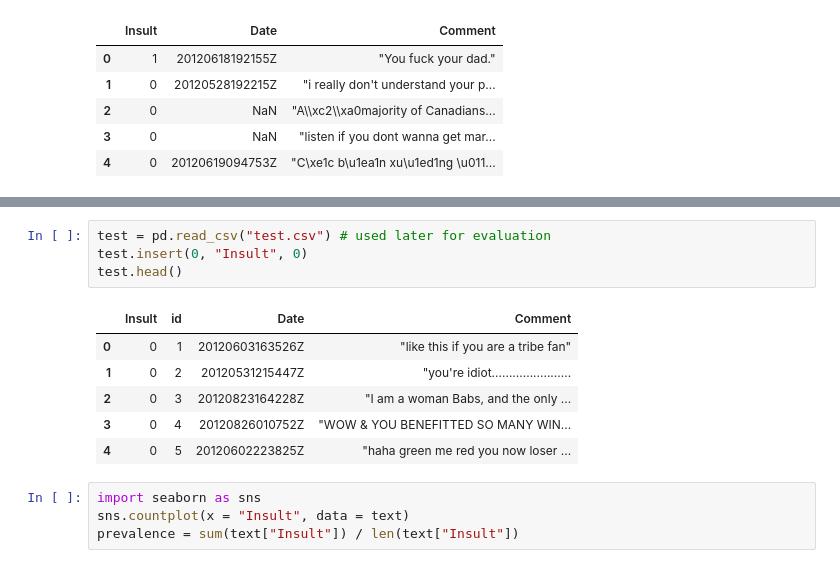
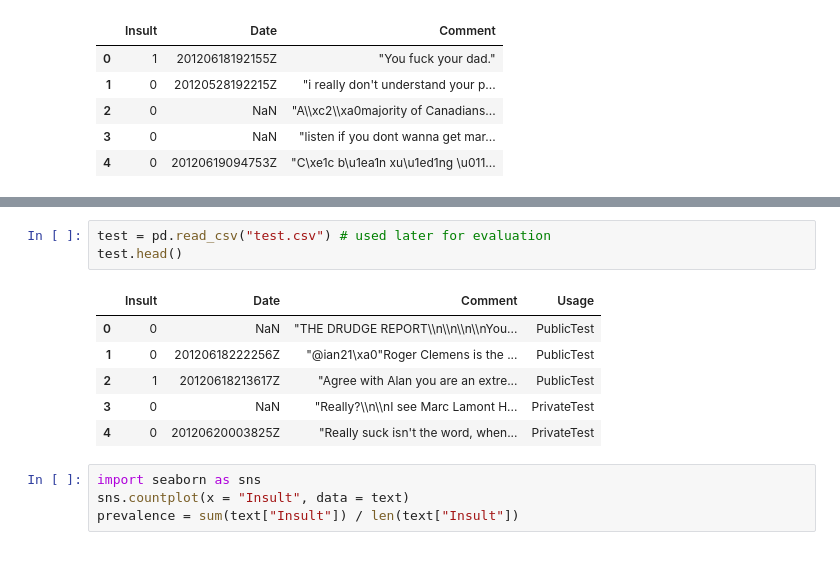
Before and after one commit to HeeJeongOh/metaverse_patrol, a Jupyter notebook: model/model.ipynb, the cells around one changed output, grey strips where cells are left out. Drawn from its saved outputs; the diff is of its cells as text.

```diff
--- a/model/model.ipynb
+++ b/model/model.ipynb
@@ -15,14 +29,13 @@ text.head()
 # %%
 test = pd.read_csv("test.csv") # used later for evaluation
-test.insert(0, "Insult", 0)
 test.head()
 # %% [output]
-|  | Insult | id | Date | Comment |
-| 0 | 0 | 1 | 20120603163526Z | "like this if you are a tribe fan" |
-| 1 | 0 | 2 | 20120531215447Z | "you're idiot....................... |
-| 2 | 0 | 3 | 20120823164228Z | "I am a woman Babs, and the only ... |
-| 3 | 0 | 4 | 20120826010752Z | "WOW & YOU BENEFITTED SO MANY WIN... |
-| 4 | 0 | 5 | 20120602223825Z | "haha green me red you now loser ... |
+|  | Insult | Date | Comment | Usage |
+| 0 | 0 | NaN | "THE DRUDGE REPORT\\n\\n\\n\\nYou... | PublicTest |
+| 1 | 0 | 20120618222256Z | "@ian21\xa0"Roger Clemens is the ... | PublicTest |
+| 2 | 1 | 20120618213617Z | "Agree with Alan you are an extre... | PublicTest |
+| 3 | 0 | NaN | "Really?\\n\\nI see Marc Lamont H... | PrivateTest |
+| 4 | 0 | 20120620003825Z | "Really suck isn't the word, when... | PrivateTest |
 # %%
 import seaborn as sns
 sns.countplot(x = "Insult", data = text)
```
Also changed, not shown: parts of 9 cells of this notebook, 7 other files.
